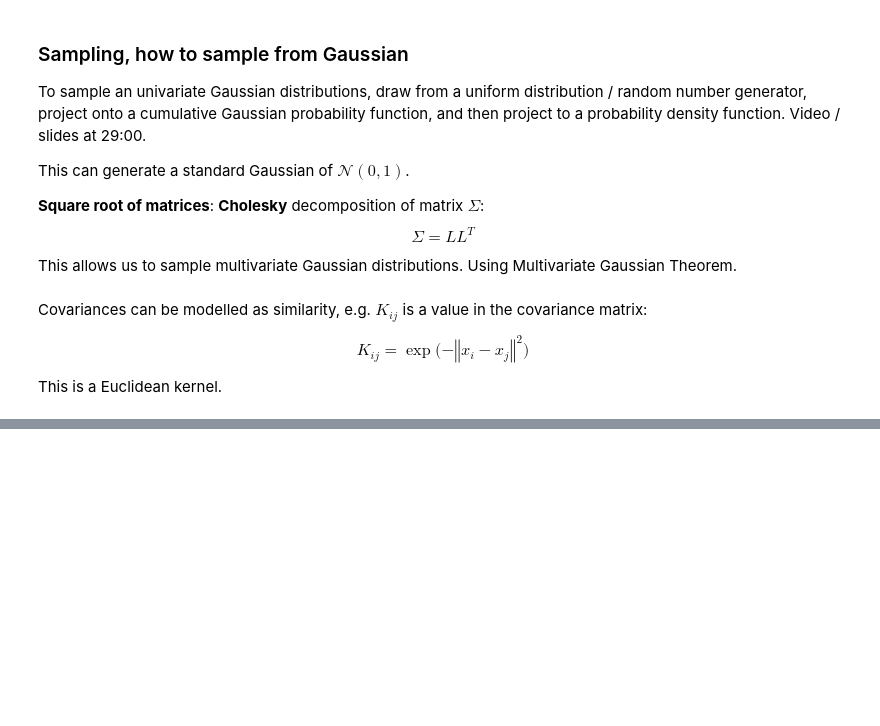
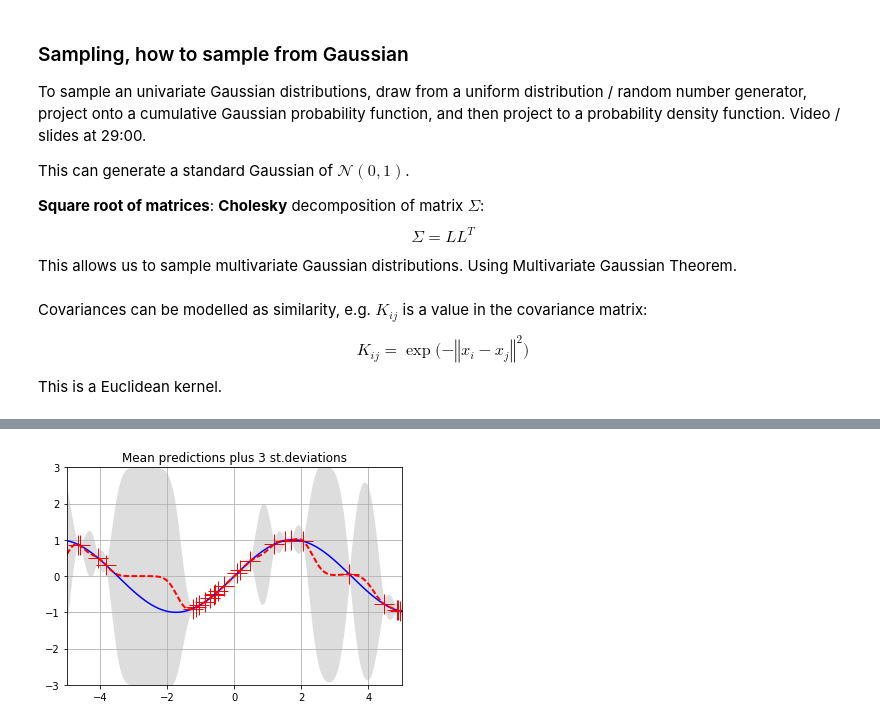
Before and after one commit to esvhd/notes, a Jupyter notebook: ML/Gaussian_Process.ipynb, the cells around one changed output, grey strips where cells are left out. Cells and saved outputs as stored; diff of their text form; code cells hidden in the pictures; blank space fills up the shorter version.

```diff
--- a/ML/Gaussian_Process.ipynb
+++ b/ML/Gaussian_Process.ipynb
@@ -42,0 +132,81 @@ This is a Euclidean kernel.
+# %%
+#from __future__ import division
+import numpy as np
+import matplotlib.pyplot as pl
+
+""" This is code for simple GP regression. It assumes a zero mean GP Prior """
+
+
+# This is the true unknown function we are trying to approximate
+f = lambda x: np.sin(0.9*x).flatten()
+#f = lambda x: (0.25*(x**2)).flatten()
+
+
+# Define the kernel
+def kernel(a, b):
+    """ GP squared exponential kernel """
+    kernelParameter = 0.1
+    sqdist = np.sum(a**2,1).reshape(-1,1) + np.sum(b**2,1) - 2*np.dot(a, b.T)
+    return np.exp(-.5 * (1/kernelParameter) * sqdist)
+# %%
+N = 25 # number of training points.
+n = 200         # number of test points.
+s = 0.00005    # noise variance.
+
+# Sample some input points and noisy versions of the function evaluated at
+# these points.
+X = np.random.uniform(-5, 5, size=(N,1))
+y = f(X) + s*np.random.randn(N)
+
+K = kernel(X, X)
+L = np.linalg.cholesky(K + s*np.eye(N))
+
+# points we're going to make predictions at.
+Xtest = np.linspace(-5, 5, n).reshape(-1,1)
+
+# compute the mean at our test points.
+Lk = np.linalg.solve(L, kernel(X, Xtest))
+mu = np.dot(Lk.T, np.linalg.solve(L, y))
+
+# compute the variance at our test points.
+K_ = kernel(Xtest, Xtest)
+s2 = np.diag(K_) - np.sum(Lk**2, axis=0)
+s = np.sqrt(s2)
+
+
+# PLOTS:
+pl.figure(1)
+pl.clf()
+# plot true data points
+pl.plot(X, y, 'r+', ms=20)
+# plot prediction mean from test points
+pl.plot(Xtest, f(Xtest), 'b-')
+pl.gca().fill_between(Xtest.flat, mu-3*s, mu+3*s, color="#dddddd")
+pl.plot(Xtest, mu, 'r--', lw=2)
+pl.savefig('predictive.png', bbox_inches='tight')
+pl.title('Mean predictions plus 3 st.deviations')
+pl.axis([-5, 5, -3, 3])
+
+# draw samples from the prior at our test points.
+L = np.linalg.cholesky(K_ + 1e-6*np.eye(n))
+f_prior = np.dot(L, np.random.normal(size=(n,10)))
+pl.figure(2)
+pl.clf()
+pl.plot(Xtest, f_prior)
+pl.title('Ten samples from the GP prior')
+pl.axis([-5, 5, -3, 3])
+pl.savefig('prior.png', bbox_inches='tight')
+
+# draw samples from the posterior at our test points.
+L = np.linalg.cholesky(K_ + 1e-6*np.eye(n) - np.dot(Lk.T, Lk))
+f_post = mu.reshape(-1,1) + np.dot(L, np.random.normal(size=(n,10)))
+pl.figure(3)
+pl.clf()
+pl.plot(Xtest, f_post)
+pl.title('Ten samples from the GP posterior')
+pl.axis([-5, 5, -3, 3])
+pl.savefig('post.png', bbox_inches='tight')
+
+pl.show()
+# %% [output]
+[figure, added]
```
Also changed, not shown: parts of 9 cells of this notebook, 1 other file.
